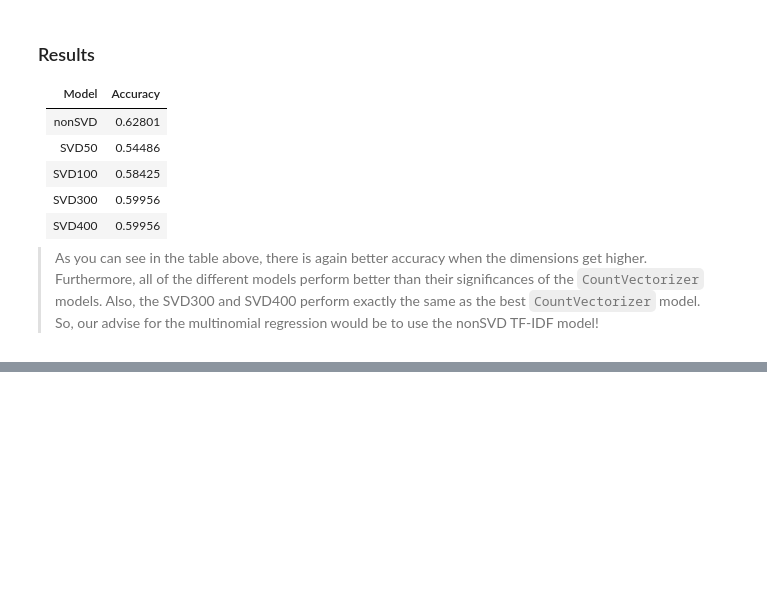
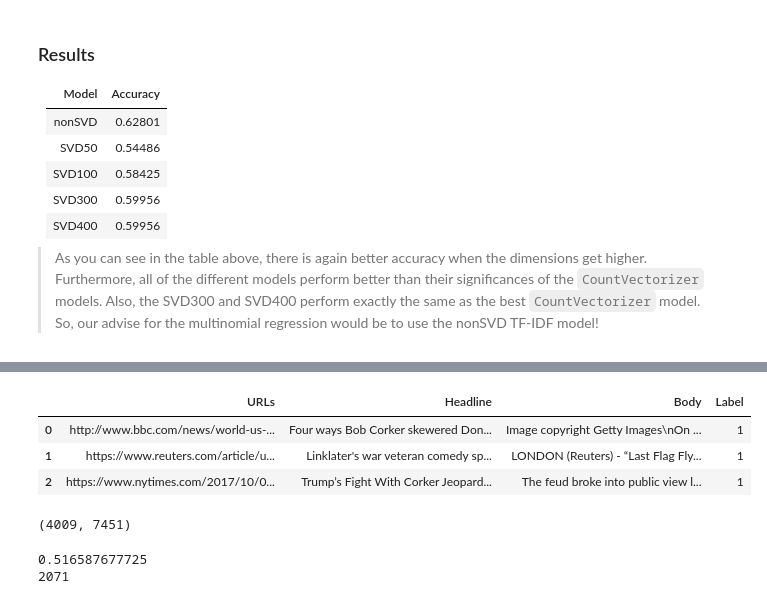
Before and after one commit to joycedh/TMCI_project, a Jupyter notebook: binomial-LR.ipynb, the cells around one changed output, grey strips where cells are left out. Cells and saved outputs as stored; diff of their text form; code cells hidden in the pictures; blank space fills up the shorter version.

```diff
--- a/binomial-LR.ipynb
+++ b/binomial-LR.ipynb
@@ -427,0 +579,26 @@ SVD400 | 0.59956
+# %%
+# opening the new csv file
+df_more = pd.read_csv("more-fake-news.csv", encoding="utf8", sep=",")
+df_more.head(3)
+# %% [output]
+|  | URLs | Headline | Body | Label |
+| 0 | http://www.bbc.com/news/world-us-... | Four ways Bob Corker skewered Don... | Image copyright Getty Images\nOn ... | 1 |
+| 1 | https://www.reuters.com/article/u... | Linklater's war veteran comedy sp... | LONDON (Reuters) - “Last Flag Fly... | 1 |
+| 2 | https://www.nytimes.com/2017/10/0... | Trump’s Fight With Corker Jeopard... | The feud broke into public view l... | 1 |
+# %%
+X_test_new= tfidf_vect.transform(df_more.Headline)
+y_test_new = df_more["Label"].values
+X_test_new.shape
+# %% [output]
+(4009, 7451)
+# %%
+# evaluating the tfidf model
+logreg.fit(X_train_tfidf, y_train)
+y_hat_test = logreg.predict(X_test_new)
+
+# evaluate using accuracy: proportion of correctly predicted over total
+print(accuracy_score(y_test_new, y_hat_test))
+print(accuracy_score(y_test_new, y_hat_test, normalize=False))
+# %% [output]
+0.516587677725
+2071
```
Also changed, not shown: parts of 40 cells of this notebook.
